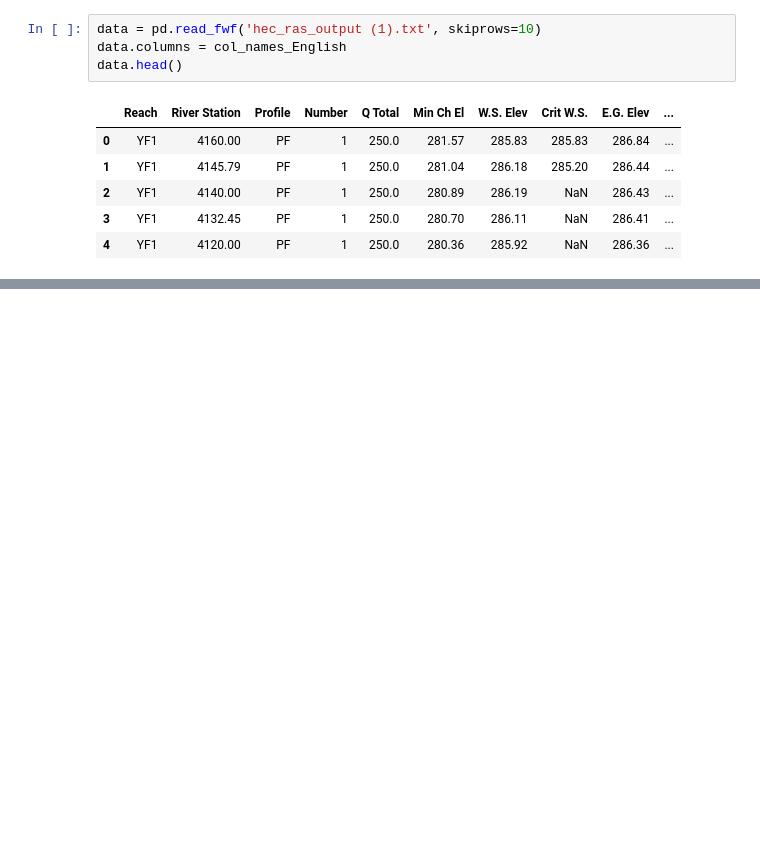
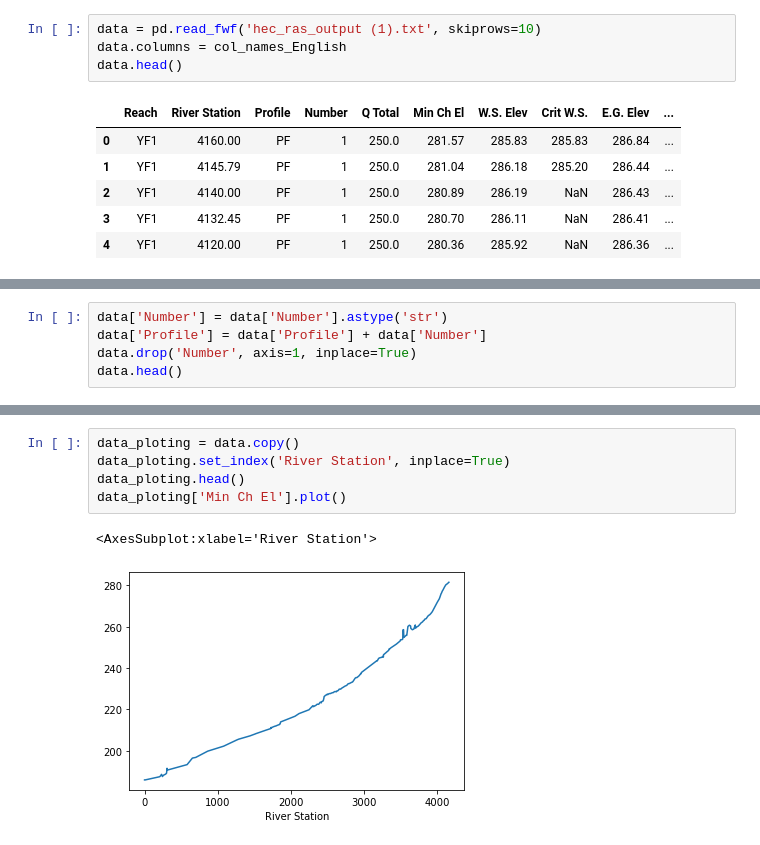
Before and after one commit to iliasmachairas/HEC_RAS_output_table, a Jupyter notebook: VBA_code.ipynb, the cells around one changed output, grey strips where cells are left out. Drawn from its saved outputs; the diff is of its cells as text; blank space fills up the shorter version.

```diff
--- a/VBA_code.ipynb
+++ b/VBA_code.ipynb
@@ -25,0 +38,5 @@ data.columns.shape
+# %%
+data['Number'] = data['Number'].astype('str')
+data['Profile'] = data['Profile'] + data['Number']
+data.drop('Number', axis=1, inplace=True)
+data.head()
@@ -25,0 +50,8 @@ data.columns.shape
+# %%
+data_ploting = data.copy()
+data_ploting.set_index('River Station', inplace=True)
+data_ploting.head()
+data_ploting['Min Ch El'].plot()
+# %% [output]
+<AxesSubplot:xlabel='River Station'>
+[figure, added]
```
Also changed, not shown: parts of 21 cells of this notebook.
